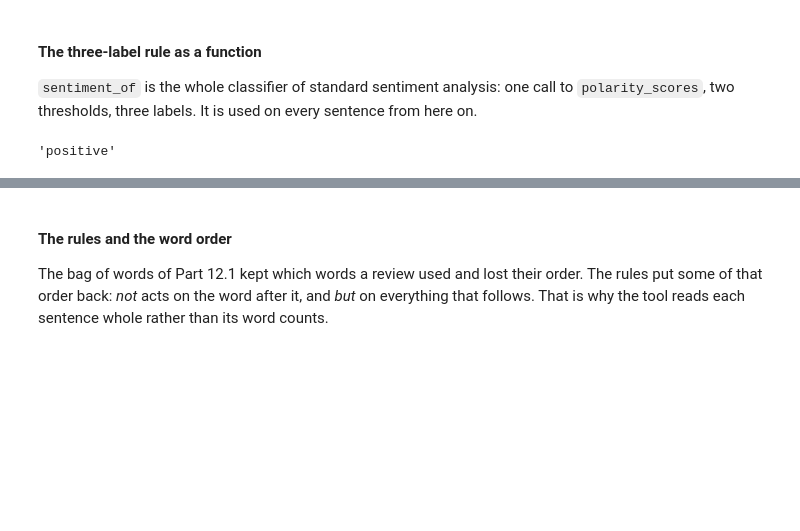
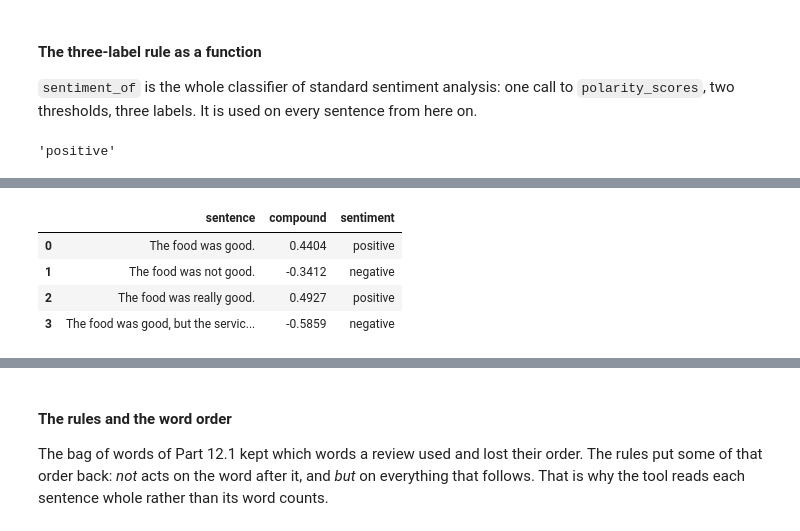
Before and after one commit to payakorn/888102-student, a Jupyter notebook: ch12_2_Standard_Sentiment_Analysis.ipynb, the cells around one changed output, grey strips where cells are left out. Drawn from its saved outputs; the diff is of its cells as text; code cells hidden in the pictures; blank space fills up the shorter version.

```diff
--- a/ch12_2_Standard_Sentiment_Analysis.ipynb
+++ b/ch12_2_Standard_Sentiment_Analysis.ipynb
@@ -273,0 +303,14 @@ Each compound in the last column is the formula of Section 12.2.2 applied to the
+# %%
+sentences = ["The food was good.",
+             "The food was not good.",
+             "The food was really good.",
+             "The food was good, but the service was bad."]
+pd.DataFrame({"sentence": sentences,
+              "compound": [analyzer.polarity_scores(s)["compound"] for s in sentences],
+              "sentiment": [sentiment_of(s) for s in sentences]})
+# %% [output]
+|  | sentence | compound | sentiment |
+| 0 | The food was good. | 0.4404 | positive |
+| 1 | The food was not good. | -0.3412 | negative |
+| 2 | The food was really good. | 0.4927 | positive |
+| 3 | The food was good, but the servic... | -0.5859 | negative |
```
Also changed, not shown: parts of 13 cells of this notebook, 1 other file.
